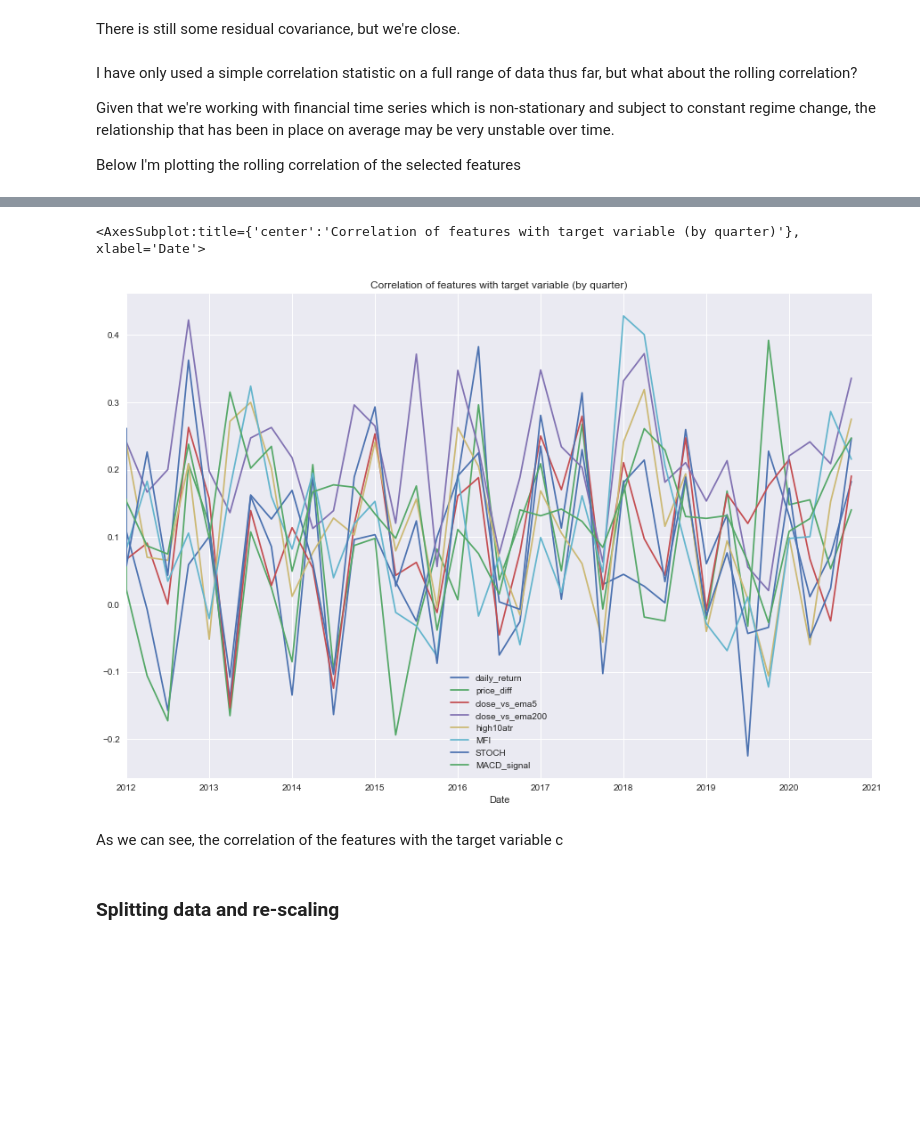
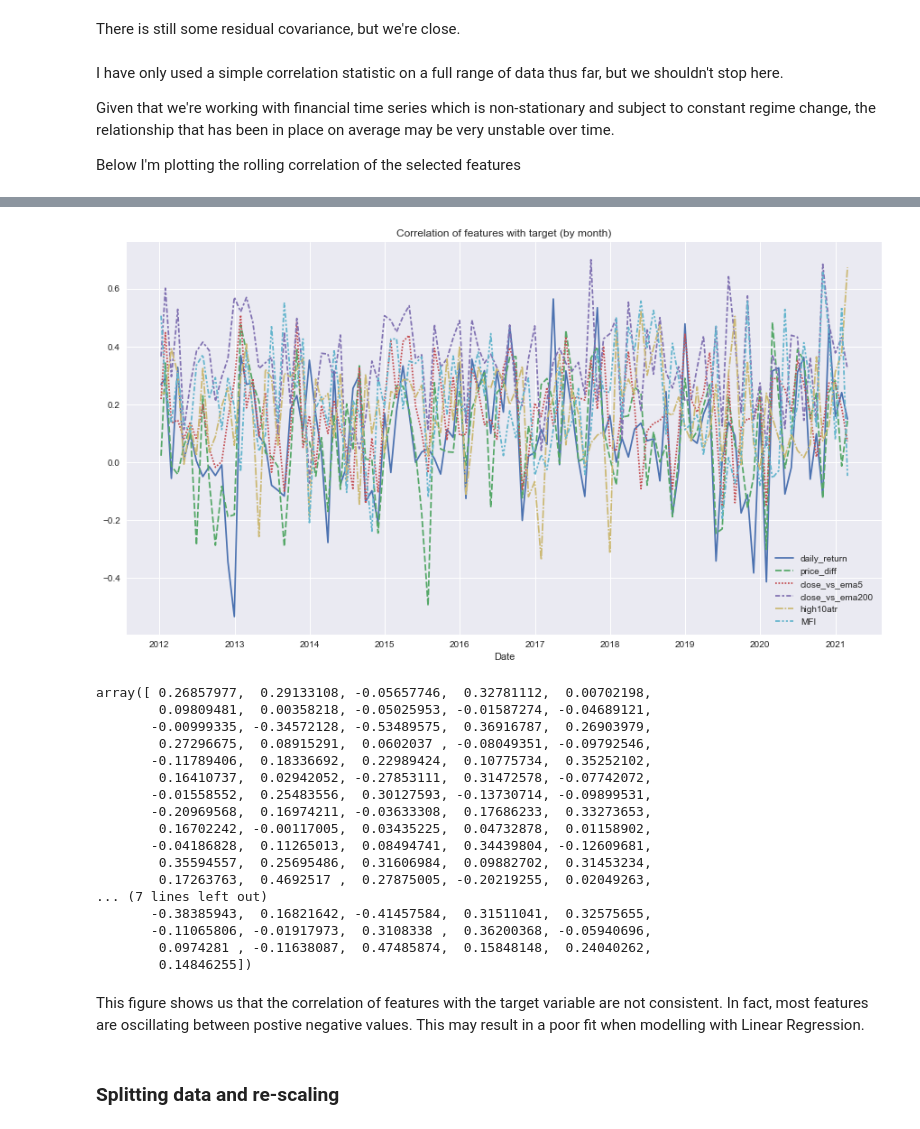
Before and after one commit to es-g/stock_price_indicator, a Jupyter notebook: Stock_price_predictor.ipynb, the cells around one changed output, grey strips where cells are left out. Cells and saved outputs as stored; diff of their text form; code cells hidden in the pictures; blank space fills up the shorter version.

Commit message:
feat: Add using models block

```diff
--- a/Stock_price_predictor.ipynb
+++ b/Stock_price_predictor.ipynb
@@ -221,7 +225,9 @@ sns.clustermap(features['SPY'][feats_max_corr].corr(), cmap='coolwarm', annot=Tr
 <seaborn.matrix.ClusterGrid at 0x...>
 [figure]
 # %%
-feats_selected = feats_max_corr.drop(['close_vs_ema10', 'close_vs_ema100', 'close_vs_ema20', 'RSI', 'close_vs_ema50'])
+feats_selected = feats_max_corr.drop(['close_vs_ema10', 'close_vs_ema100',
+                                      'close_vs_ema20', 'RSI', 'close_vs_ema50',
+                                      'MACD_signal', 'STOCH'])
 sns.clustermap(features['SPY'][feats_selected].corr(), cmap='coolwarm', annot=True, method='ward')
 # %% [output]
 <seaborn.matrix.ClusterGrid at 0x...>
@@ -255,23 +261,30 @@ sns.pairplot(features_selected)
 # %% [markdown]
 There is still some residual covariance, but we're close.
 # %% [markdown]
-I have only used a simple correlation statistic on a full range of data thus far, but what about the rolling correlation?
+I have only used a simple correlation statistic on a full range of data thus far, but we shouldn't stop here.
 
 Given that we're working with financial time series which is non-stationary and subject to constant regime change, the relationship that has been in place on average may be very unstable over time.
 
 Below I'm plotting the rolling correlation of the selected features
 # %%
-recalc_dates = df_SPY.resample('Q').mean().index
+recalc_dates = df_SPY.resample('M').mean().index # Resample by month
 recalc_dates = recalc_dates.insert(item=min(df_SPY.index), loc=0) # Add starting date
 corrs = pd.DataFrame(index=recalc_dates, columns=features_selected.columns)
 for i, date in enumerate(recalc_dates):
     try:
-        print("Calculating from {} to {}".format(recalc_dates[i], recalc_dates[i+1]))
+#         print("Calculating from {} to {}".format(recalc_dates[i], recalc_dates[i+1]))
         corr = features_selected.loc[recalc_dates[i]:recalc_dates[i+1]].corrwith(df_SPY.loc[recalc_dates[i]:recalc_dates[i+1]]['target_close_1'])
         corrs.loc[date, :] = corr
 
     except:
         break
 
-corrs.plot(title='Correlation of features with target variable (by quarter)', figsize=(15,10))
+linestyles = ['solid', 'dotted', 'dashed', 'dashdot', 'loosely dotter', 'densely dotter', 'dashdotted', 'solid']
+
+corrs = corrs.dropna()
+corrs = corrs.apply(lambda x: x.astype(float))
+
+plt.figure(figsize=(15,8))
+plt.title('Correlation of features with target (by month)')
+sns.lineplot(data=corrs)
 # %% [output]
@@ -295,7 +292,26 @@ Calculating from 2020-12-31 00:00:00 to 2021-03-31 00:00:00
-<AxesSubplot:title={'center':'Correlation of features with target variable (by quarter)'}, xlabel='Date'>
-[figure, old version]
+[figure, new version]
-# %% [markdown]
-As we can see, the correlation of the features with the target variable c
+# %%
+np.array(corrs['daily_return']).astype(float)
+# %% [output]
+array([ 0.26857977,  0.29133108, -0.05657746,  0.32781112,  0.00702198,
+        0.09809481,  0.00358218, -0.05025953, -0.01587274, -0.04689121,
+       -0.00999335, -0.34572128, -0.53489575,  0.36916787,  0.26903979,
+        0.27296675,  0.08915291,  0.0602037 , -0.08049351, -0.09792546,
+       -0.11789406,  0.18336692,  0.22989424,  0.10775734,  0.35252102,
+        0.16410737,  0.02942052, -0.27853111,  0.31472578, -0.07742072,
+       -0.01558552,  0.25483556,  0.30127593, -0.13730714, -0.09899531,
+       -0.20969568,  0.16974211, -0.03633308,  0.17686233,  0.33273653,
+        0.16702242, -0.00117005,  0.03435225,  0.04732878,  0.01158902,
+       -0.04186828,  0.11265013,  0.08494741,  0.34439804, -0.12609681,
+        0.35594557,  0.25695486,  0.31606984,  0.09882702,  0.31453234,
+        0.17263763,  0.4692517 ,  0.27875005, -0.20219255,  0.02049263,
+... (7 lines left out)
+       -0.38385943,  0.16821642, -0.41457584,  0.31511041,  0.32575655,
+       -0.11065806, -0.01917973,  0.3108338 ,  0.36200368, -0.05940696,
+        0.0974281 , -0.11638087,  0.47485874,  0.15848148,  0.24040262,
+        0.14846255])
+# %% [markdown]
+This figure shows us that the correlation of features with the target variable are not consistent. In fact, most features are oscillating between postive negative values. This may result in a poor fit when modelling with Linear Regression.
 # %% [markdown]
 ### Splitting data and re-scaling
 # %% [markdown]
```
Also changed, not shown: parts of 17 cells of this notebook.
